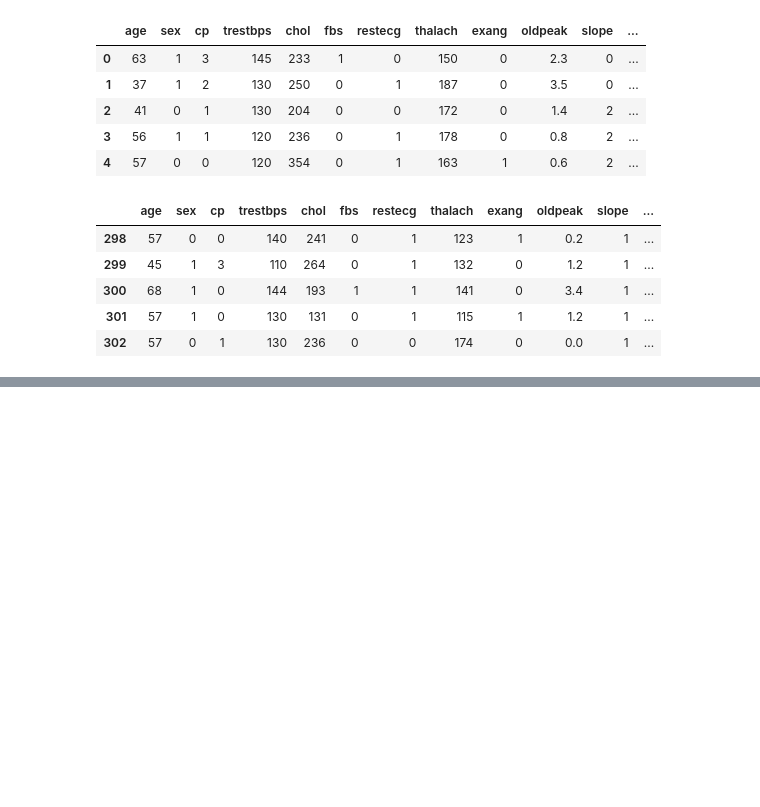
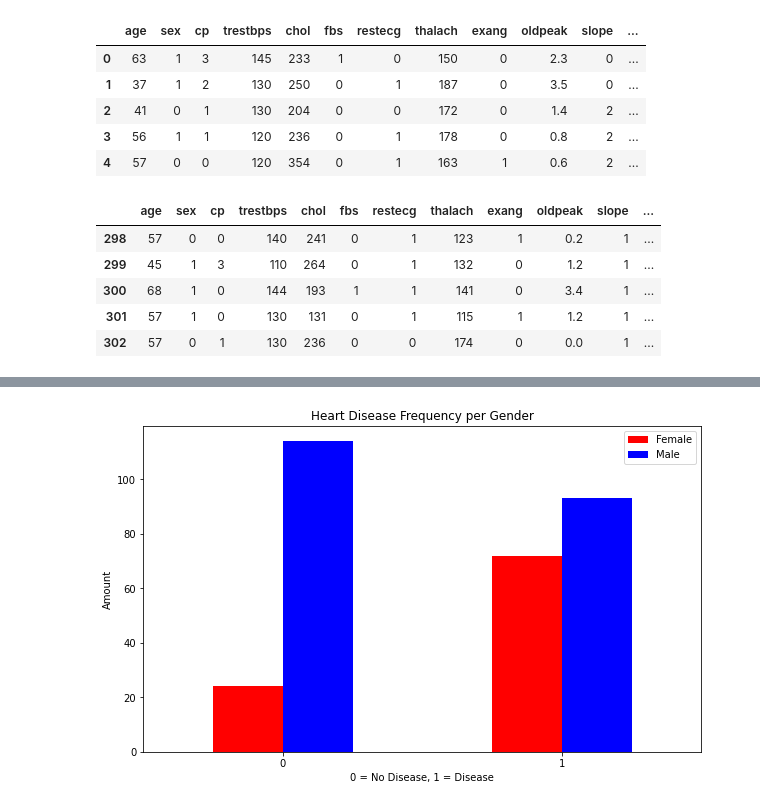
Before and after one commit to HunterKane/Machine-Learning-Heart-Disease-Clasification-Project, a Jupyter notebook: Milestone-Project---Machine-Learning- Predicting Heart Disease using Machine Learning.ipynb, the cells around one changed output, grey strips where cells are left out. Drawn from its saved outputs; the diff is of its cells as text; code cells hidden in the pictures; blank space fills up the shorter version.

```diff
--- a/Milestone-Project---Machine-Learning- Predicting Heart Disease using Machine Learning.ipynb
+++ b/Milestone-Project---Machine-Learning- Predicting Heart Disease using Machine Learning.ipynb
@@ -87,0 +235,13 @@ df.tail()
+# %%
+#Create a plot
+pd.crosstab(df.target, df.sex).plot(kind= 'bar',
+                                   figsize = (10,6),
+                                   color=['red', 'blue'])
+
+plt.title("Heart Disease Frequency per Gender")
+plt.xlabel("0 = No Disease, 1 = Disease")
+plt.ylabel("Amount")
+plt.legend(['Female', 'Male']);
+plt.xticks(rotation=0);
+# %% [output]
+[figure, added]
```
Also changed, not shown: parts of 14 cells of this notebook.
